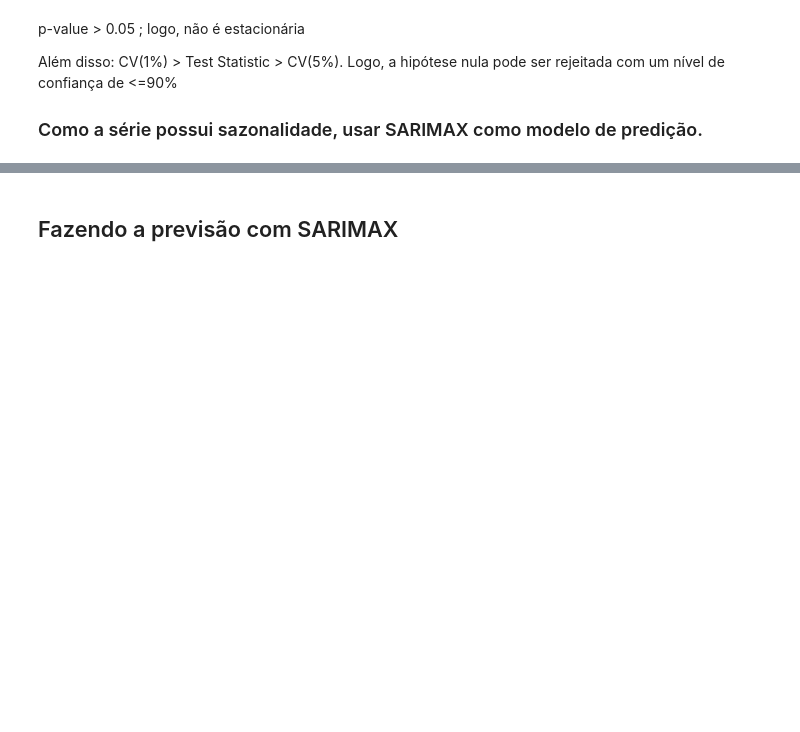
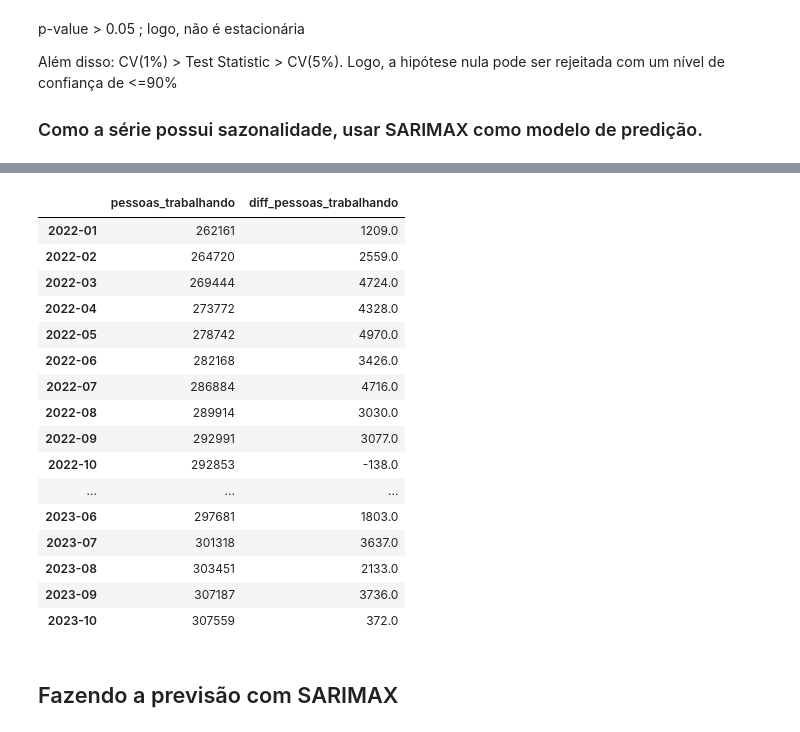
Before and after one commit to felipequentino/app-live-data, a Jupyter notebook: notebooks/decomposicao.ipynb, the cells around one changed output, grey strips where cells are left out. Cells and saved outputs as stored; diff of their text form; code cells hidden in the pictures; blank space fills up the shorter version.

```diff
--- a/notebooks/decomposicao.ipynb
+++ b/notebooks/decomposicao.ipynb
@@ -146 +147,22 @@ plt.show()
+# %%
+df = df['2022-01':'2023-10']
+df
+# %% [output]
+|  | pessoas_trabalhando | diff_pessoas_trabalhando |
+| 2022-01 | 262161 | 1209.0 |
+| 2022-02 | 264720 | 2559.0 |
+| 2022-03 | 269444 | 4724.0 |
+| 2022-04 | 273772 | 4328.0 |
+| 2022-05 | 278742 | 4970.0 |
+| 2022-06 | 282168 | 3426.0 |
+| 2022-07 | 286884 | 4716.0 |
+| 2022-08 | 289914 | 3030.0 |
+| 2022-09 | 292991 | 3077.0 |
+| 2022-10 | 292853 | -138.0 |
+| ... | ... | ... |
+| 2023-06 | 297681 | 1803.0 |
+| 2023-07 | 301318 | 3637.0 |
+| 2023-08 | 303451 | 2133.0 |
+| 2023-09 | 307187 | 3736.0 |
+| 2023-10 | 307559 | 372.0 |
 # %%
```
Also changed, not shown: parts of 9 cells of this notebook, 7 other files.
